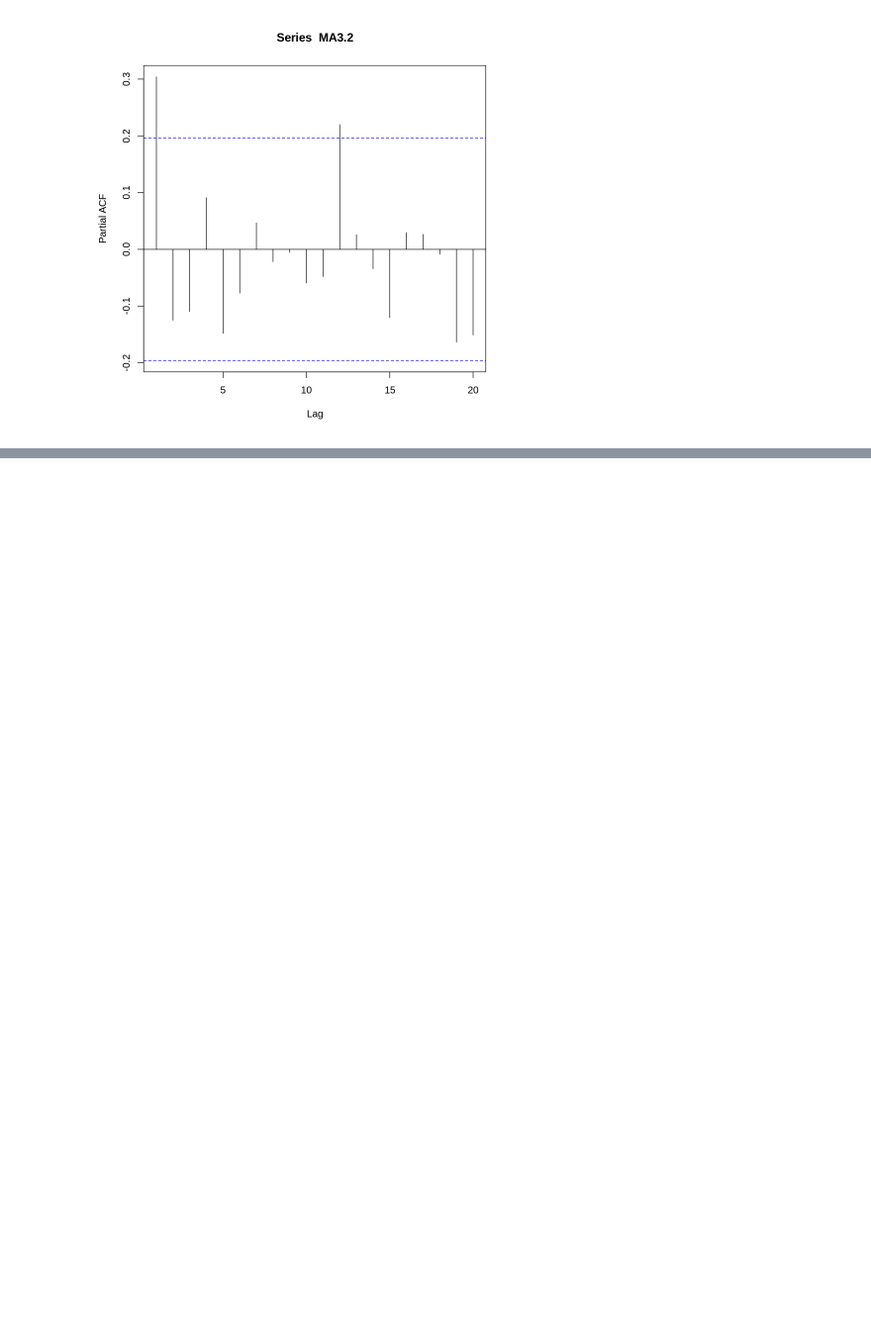
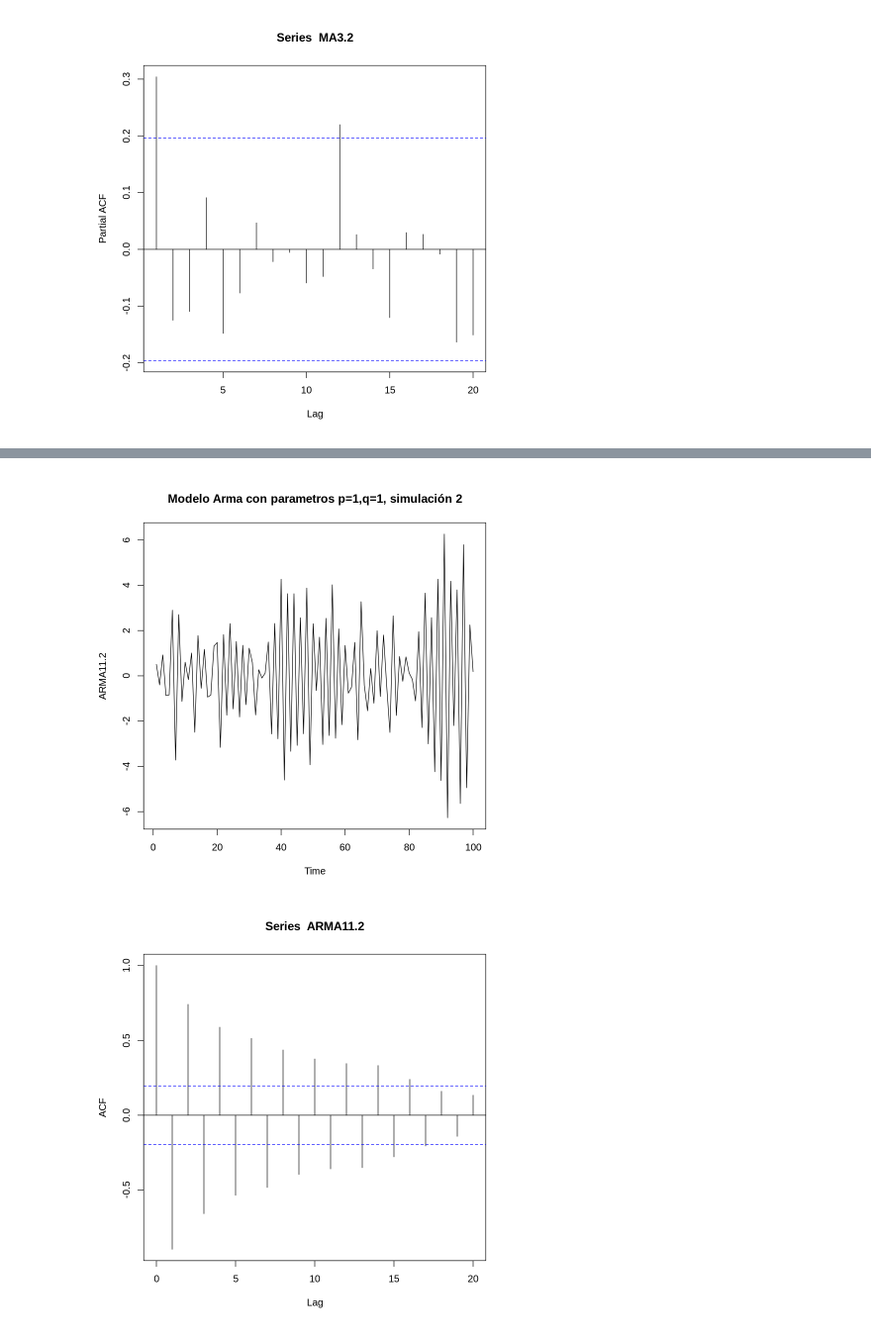
Before and after one commit to Taz-Ricardo/Series, a Jupyter notebook: Tarea_2.ipynb, the cells around one changed output, grey strips where cells are left out. Shown at 99% size. Drawn from its saved outputs; the diff is of its cells as text; code cells hidden in the pictures; blank space fills up the shorter version.

```diff
--- a/Tarea_2.ipynb
+++ b/Tarea_2.ipynb
@@ -240,0 +257,9 @@ pacf(MA3.2)
+# %%
+ARMA11.2 <- arima.sim(model=list( ar=c(-0.7), ma=c(-0.7)), n = 100)
+
+plot(ARMA11.2  , main='Modelo Arma con parametros p=1, q=1, simulación 2')
+acf(ARMA11.2)
+pacf(ARMA11.2)
+# %% [output]
+[figure, added]
+[figure, added]
```
Also changed, not shown: parts of 23 cells of this notebook.
